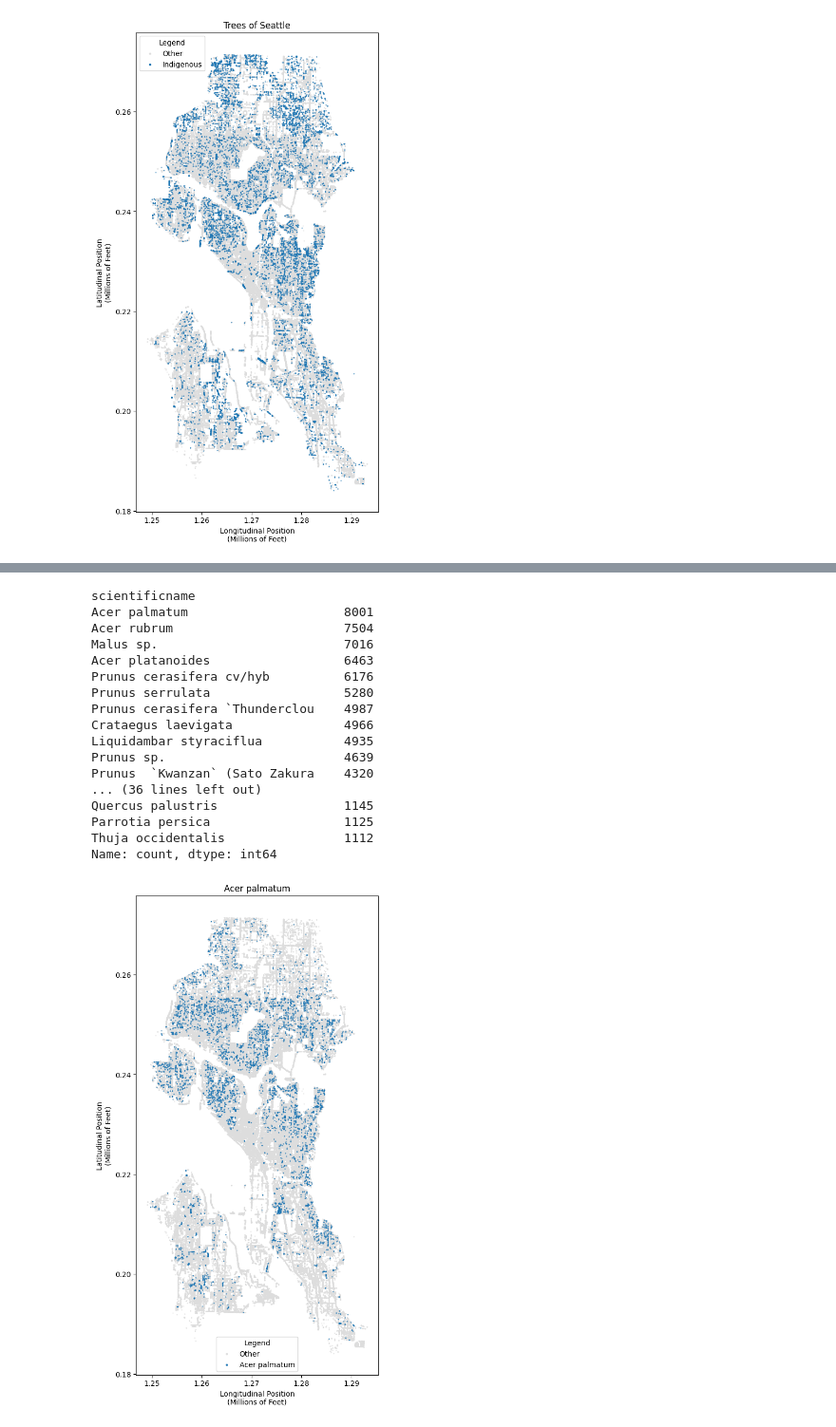
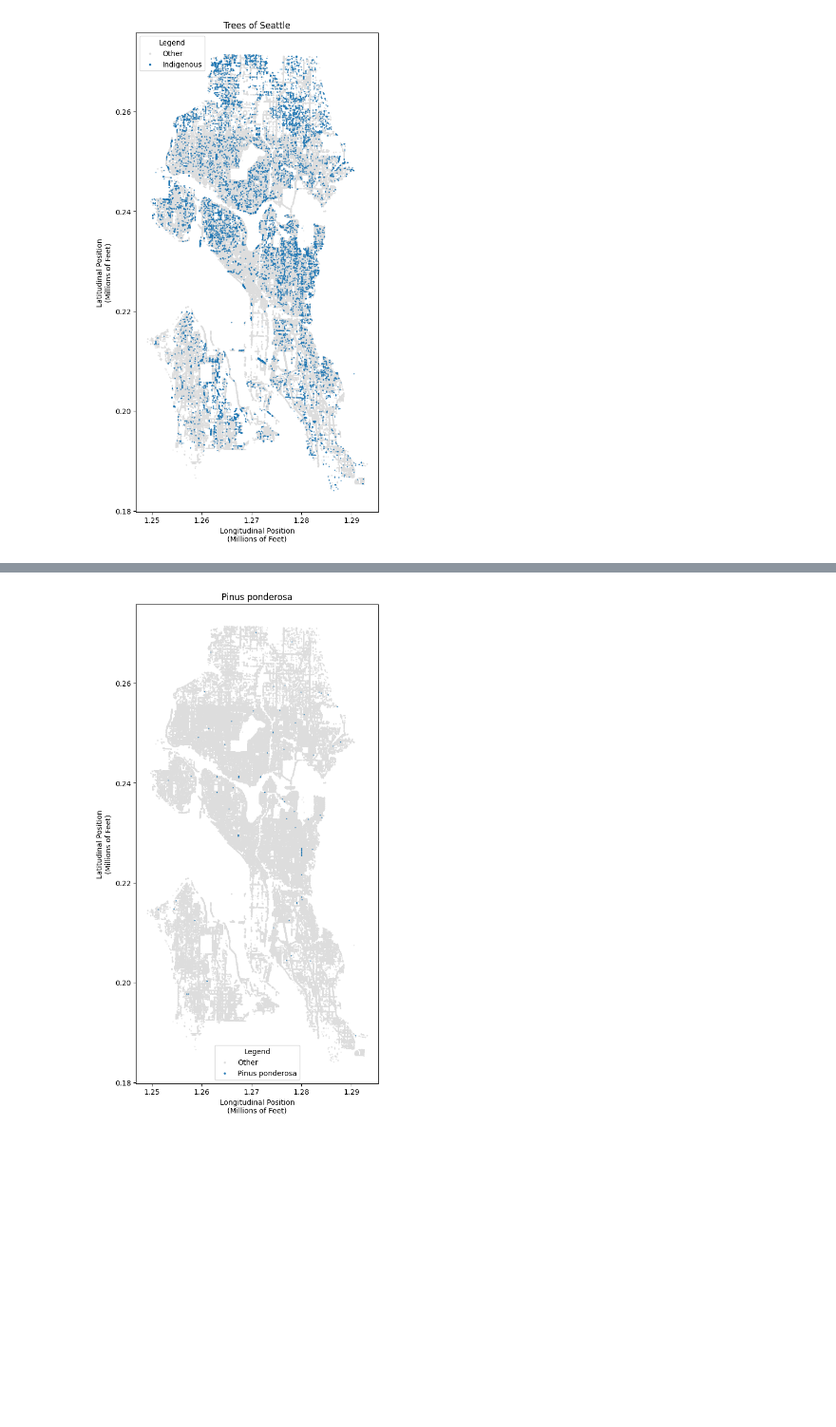
Before and after one commit to fractalate/data-trees-seattle, a Jupyter notebook: indigenous_trees.ipynb, the cells around one changed output, grey strips where cells are left out. Shown: that part at 95% size. Saved outputs shown, nothing was run; the diff lists cells and outputs as text; code cells hidden in the pictures; blank space fills up the shorter version.

Commit message:
More Indigenous Trees Cleanup

```diff
--- a/indigenous_trees.ipynb
+++ b/indigenous_trees.ipynb
@@ -38,3 +42,30 @@ print(f'Non-indigenous {len(dftrees_non):6} ({len(dftrees_non) / len(dftrees) *
 # %% [output]
 Indigenous      17107 ( 6.9%)
 Non-indigenous 229264 (93.1%)
+# %%
+# Plot the location of specific species records in the city.
+
+def plot_trees(title, df, legend_text=None):
+    if legend_text is None:
+        legend_text = title
+
+    dftrees_bg = dftrees[~dftrees['objectid'].isin(df['objectid'])]
+    dftrees_fg = dftrees[dftrees['objectid'].isin(df['objectid'])]
+
+    fig, ax = plt.subplots(figsize=(12, 12))  # x-dimension gets "forgotten" after set_aspect().
+
+    def scale_formatter(value, tick_number):
+        return f'{value / 1_000_000.0:.2f}'
+
+    ax.xaxis.set_major_formatter(ticker.FuncFormatter(scale_formatter))
+    ax.yaxis.set_major_formatter(ticker.FuncFormatter(scale_formatter))
+
+    ax.scatter(dftrees_bg['x'], dftrees_bg['y'], s=.25, color='#DDD', label='Other')
+    ax.scatter(dftrees_fg['x'], dftrees_fg['y'], s=.25, label=legend_text)
+    ax.set_aspect('equal', adjustable='box')
+    ax.set_xlabel('Longitudinal Position\n(Millions of Feet)')
+    ax.set_ylabel('Latitudinal Position\n(Millions of Feet)')
+    ax.set_title(title)
+    ax.legend(scatterpoints=1, markerscale=4, title='Legend')
+
+    plt.show()
@@ -144,22 +158,4 @@ Name: count, dtype: int64
 # %%
-print(dftrees_non['scientificname'].value_counts()[:50])
-plot_trees_by_scientific_name('Acer palmatum')
+plot_trees('Pinus ponderosa', dftrees[dftrees['scientificname'] == 'Pinus ponderosa'])
 # %% [output]
-scientificname
-Acer palmatum                     8001
-Acer rubrum                       7504
-Malus sp.                         7016
-Acer platanoides                  6463
-Prunus cerasifera cv/hyb          6176
-Prunus serrulata                  5280
-Prunus cerasifera `Thunderclou    4987
-Crataegus laevigata               4966
-Liquidambar styraciflua           4935
-Prunus sp.                        4639
-Prunus  `Kwanzan` (Sato Zakura    4320
-... (36 lines left out)
-Quercus palustris                 1145
-Parrotia persica                  1125
-Thuja occidentalis                1112
-Name: count, dtype: int64
-[figure, old version]
+[figure, new version]
```
Also changed, not shown: parts of 12 cells of this notebook.
